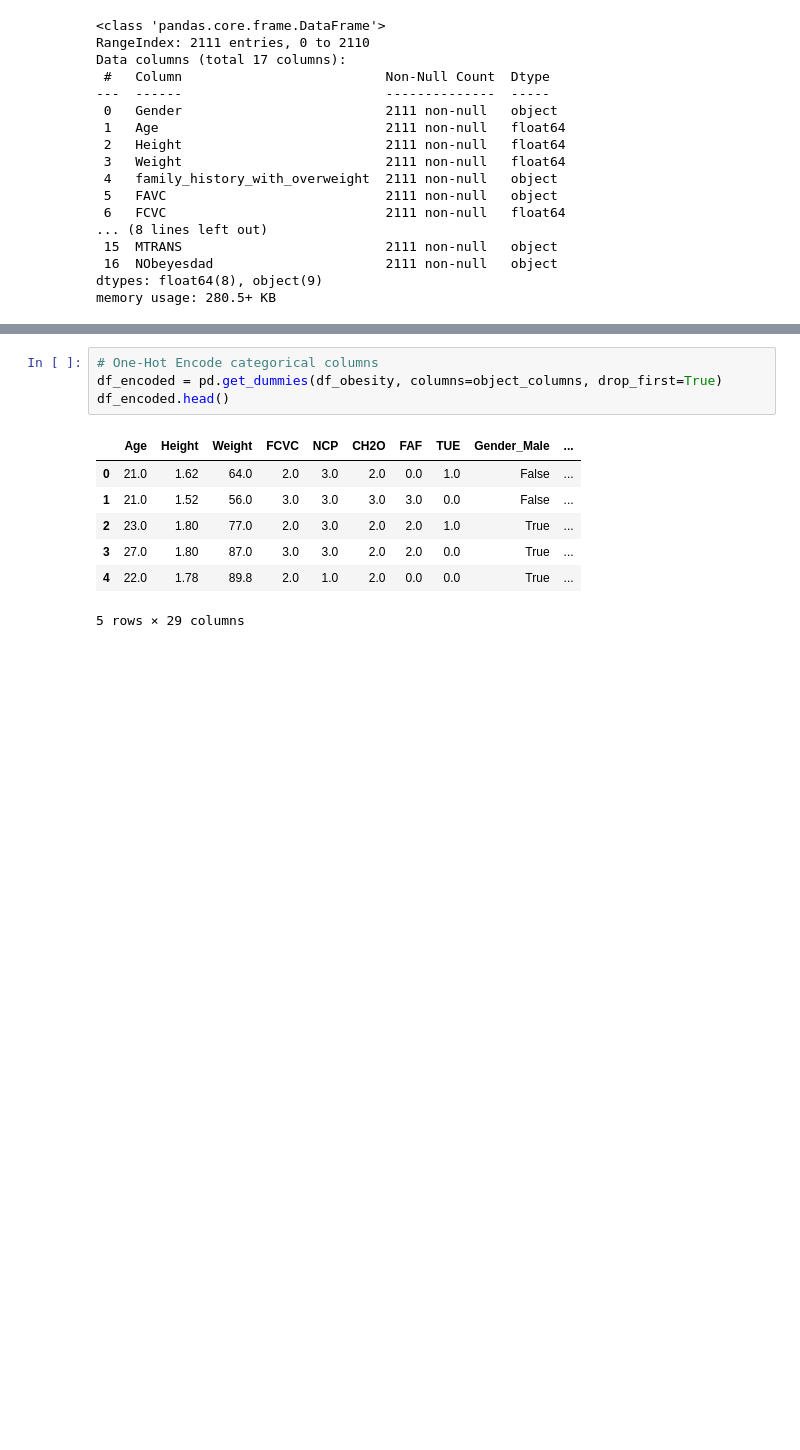
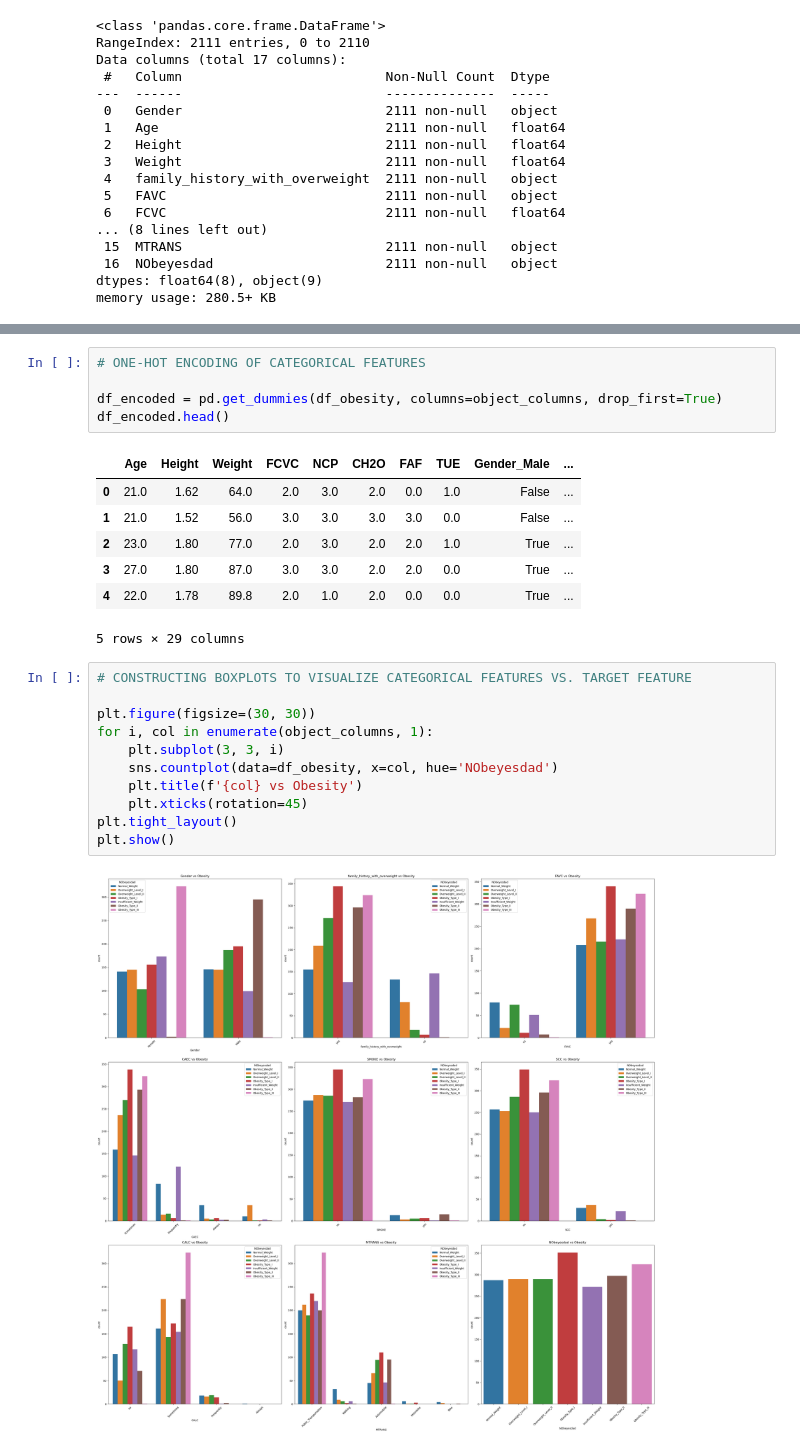
Before and after one commit to wayneflossien/103-final-project, a Jupyter notebook: 103-final_project.ipynb, the cells around one changed output, grey strips where cells are left out. Saved outputs shown, nothing was run; the diff lists cells and outputs as text; blank space fills up the shorter version.

```diff
--- a/103-final_project.ipynb
+++ b/103-final_project.ipynb
@@ -144,7 +215,8 @@ Unique values in column 'NObeyesdad':
  'Obesity_Type_I' 'Insufficient_Weight' 'Obesity_Type_II'
  'Obesity_Type_III']
 # %%
-# One-Hot Encode categorical columns
+# ONE-HOT ENCODING OF CATEGORICAL FEATURES
+
 df_encoded = pd.get_dummies(df_obesity, columns=object_columns, drop_first=True)
 df_encoded.head()
 # %% [output]
@@ -155,4 +227,17 @@ df_encoded.head()
 | 3 | 27.0 | 1.80 | 87.0 | 3.0 | 3.0 | 2.0 | 2.0 | 0.0 | True | ... |
 | 4 | 22.0 | 1.78 | 89.8 | 2.0 | 1.0 | 2.0 | 0.0 | 0.0 | True | ... |
 5 rows × 29 columns
+# %%
+# CONSTRUCTING BOXPLOTS TO VISUALIZE CATEGORICAL FEATURES VS. TARGET FEATURE
+
+plt.figure(figsize=(30, 30))
+for i, col in enumerate(object_columns, 1):
+    plt.subplot(3, 3, i)
+    sns.countplot(data=df_obesity, x=col, hue='NObeyesdad')
+    plt.title(f'{col} vs Obesity')
+    plt.xticks(rotation=45)
+plt.tight_layout()
+plt.show()
+# %% [output]
+[figure, added]
 # %%
```
Also changed, not shown: parts of 27 cells of this notebook.
